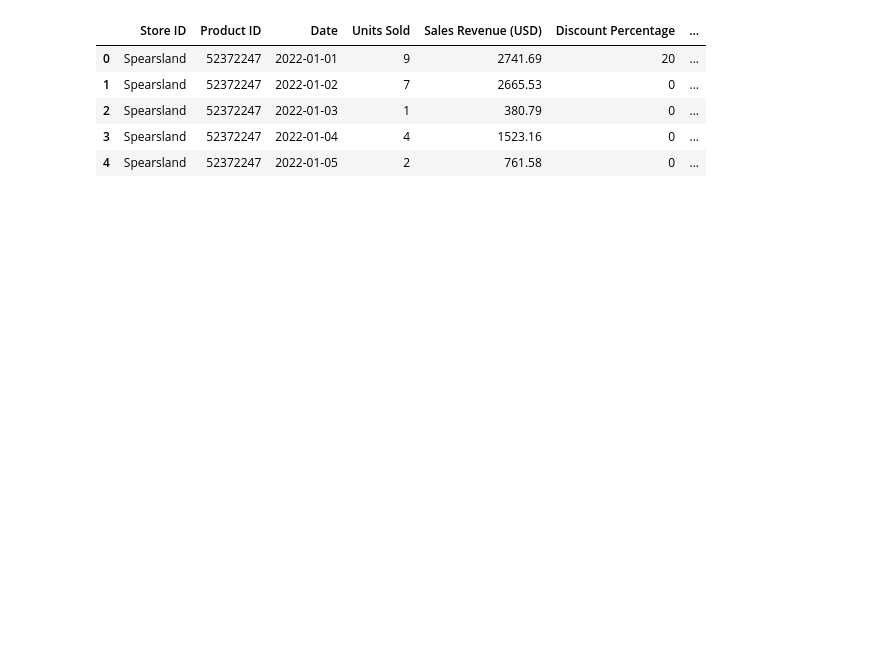
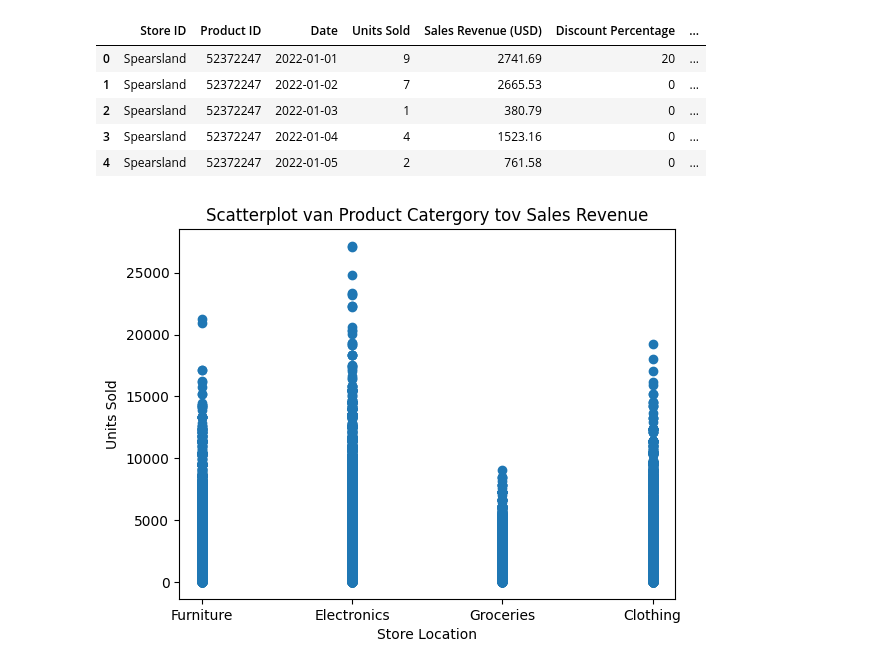
Before and after one commit to KironPutman/datamining, a Jupyter notebook: les1.ipynb, the cells around one changed output. Drawn from its saved outputs; the diff is of its cells as text; code cells hidden in the pictures; blank space fills up the shorter version.

Commit message:
scatter plot gemaakt

```diff
--- a/les1.ipynb
+++ b/les1.ipynb
@@ -10,3 +11,12 @@ df.head()
 | 2 | Spearsland | 52372247 | 2022-01-03 | 1 | 380.79 | 0 | ... |
 | 3 | Spearsland | 52372247 | 2022-01-04 | 4 | 1523.16 | 0 | ... |
 | 4 | Spearsland | 52372247 | 2022-01-05 | 2 | 761.58 | 0 | ... |
+# %%
+plt.scatter(df['Product Category'], df['Sales Revenue (USD)'])
+plt.xlabel('Store Location')
+plt.ylabel('Units Sold')
+plt.title('Scatterplot van Product Catergory tov Sales Revenue')
+
+plt.show()
+# %% [output]
+[figure, added]
```
Also changed, not shown: parts of 1 cell of this notebook.
